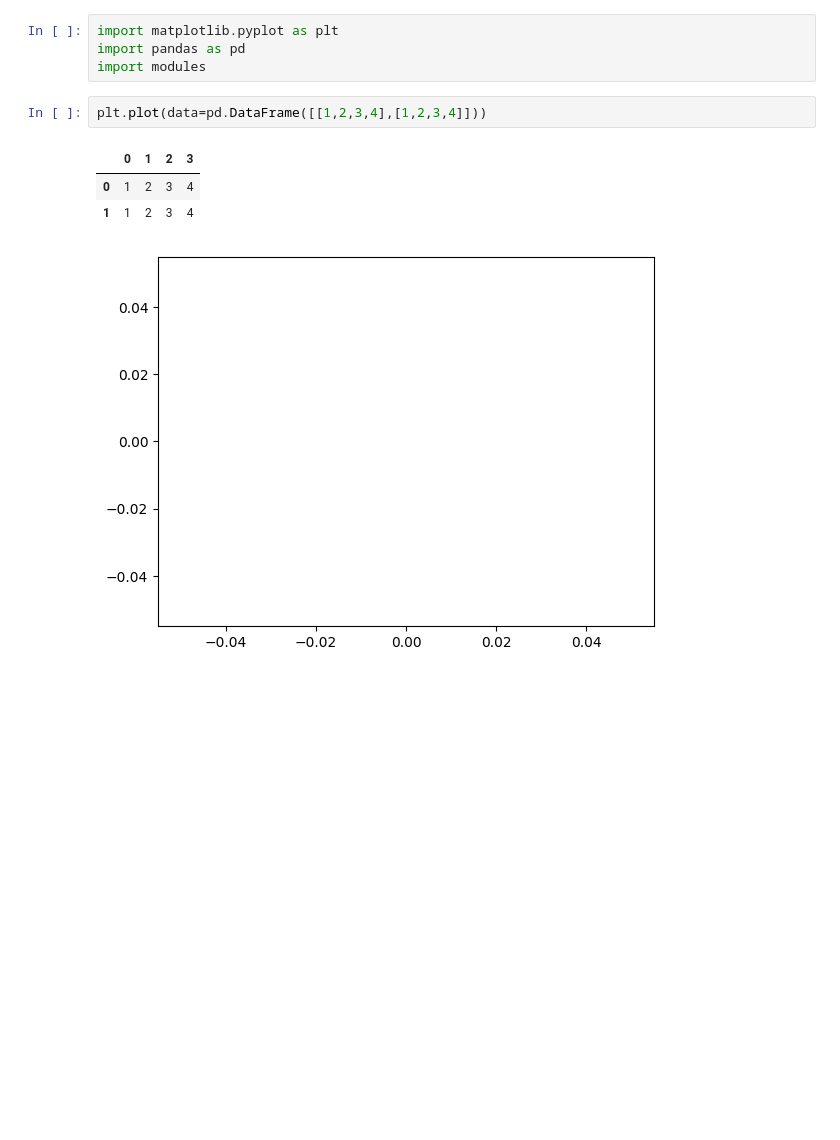
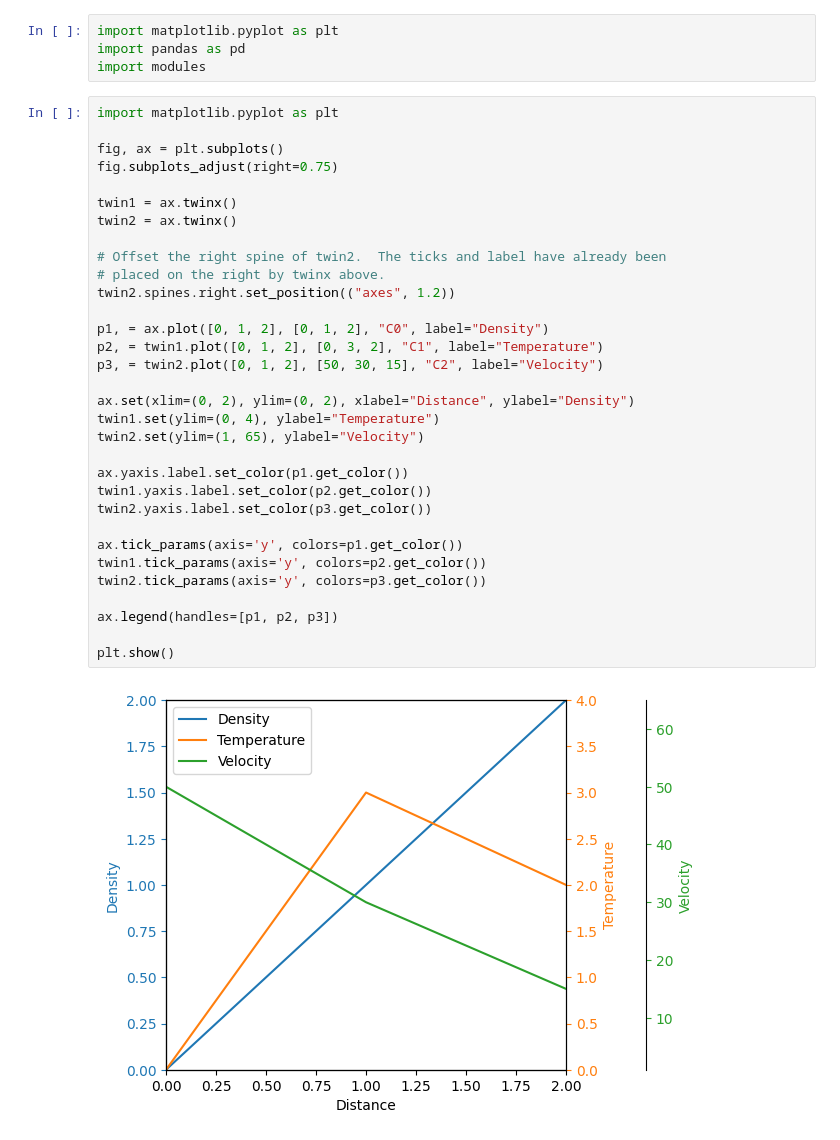
Before and after one commit to mjuniorbral/GeoViewer, a Jupyter notebook: teste copy.ipynb, the cells around one changed output. Drawn from its saved outputs; the diff is of its cells as text; blank space fills up the shorter version.

```diff
--- a/teste copy.ipynb
+++ b/teste copy.ipynb
@@ -2,10 +2,37 @@
 import matplotlib.pyplot as plt
 import pandas as pd
 import modules
-# %%
-plt.plot(data=pd.DataFrame([[1,2,3,4],[1,2,3,4]]))
-# %% [output]
-|  | 0 | 1 | 2 | 3 |
-| 0 | 1 | 2 | 3 | 4 |
-| 1 | 1 | 2 | 3 | 4 |
-[figure, removed]
+# %%
+import matplotlib.pyplot as plt
+
+fig, ax = plt.subplots()
+fig.subplots_adjust(right=0.75)
+
+twin1 = ax.twinx()
+twin2 = ax.twinx()
+
+# Offset the right spine of twin2.  The ticks and label have already been
+# placed on the right by twinx above.
+twin2.spines.right.set_position(("axes", 1.2))
+
+p1, = ax.plot([0, 1, 2], [0, 1, 2], "C0", label="Density")
+p2, = twin1.plot([0, 1, 2], [0, 3, 2], "C1", label="Temperature")
+p3, = twin2.plot([0, 1, 2], [50, 30, 15], "C2", label="Velocity")
+
+ax.set(xlim=(0, 2), ylim=(0, 2), xlabel="Distance", ylabel="Density")
+twin1.set(ylim=(0, 4), ylabel="Temperature")
+twin2.set(ylim=(1, 65), ylabel="Velocity")
+
+ax.yaxis.label.set_color(p1.get_color())
+twin1.yaxis.label.set_color(p2.get_color())
+twin2.yaxis.label.set_color(p3.get_color())
+
+ax.tick_params(axis='y', colors=p1.get_color())
+twin1.tick_params(axis='y', colors=p2.get_color())
+twin2.tick_params(axis='y', colors=p3.get_color())
+
+ax.legend(handles=[p1, p2, p3])
+
+plt.show()
+# %% [output]
+[figure, added]
```
Also changed, not shown: 2 other files.
